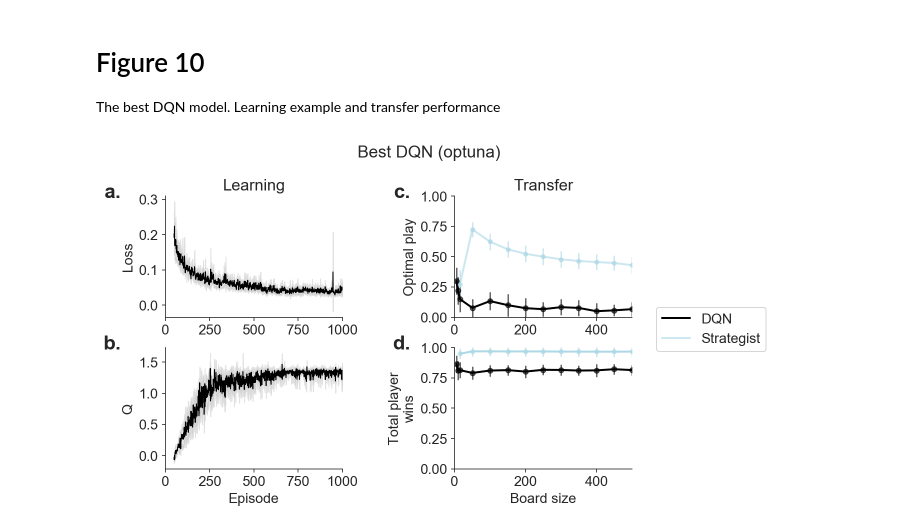
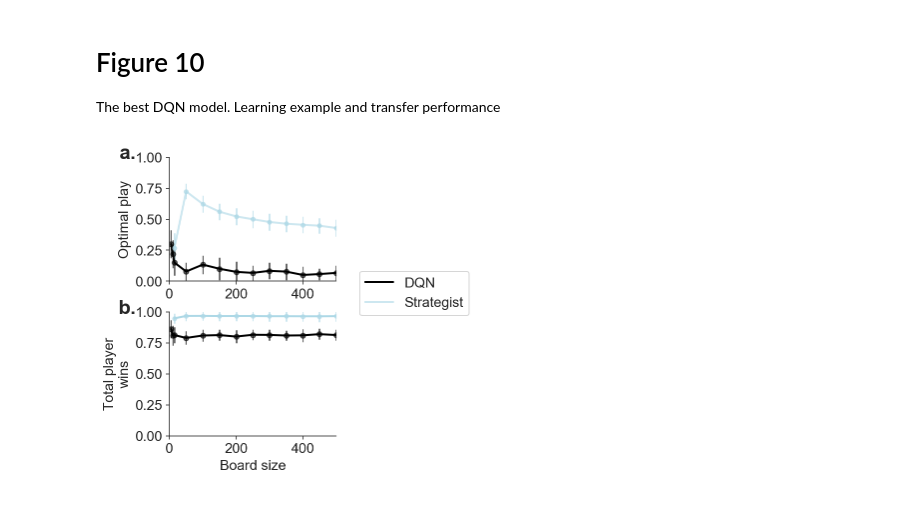
Before and after one commit to CoAxLab/azad, a Jupyter notebook: notebooks/figures.ipynb, the cells around one changed output. Saved outputs shown, nothing was run; the diff lists cells and outputs as text; code cells hidden in the pictures.

```diff
--- a/notebooks/figures.ipynb
+++ b/notebooks/figures.ipynb
@@ -1186,40 +1186,40 @@ plt.savefig("figure_9.png", dpi=500, bbox_inches='tight')
 
 The best DQN model. Learning example and transfer performance
 # %%
-fig, ax = plt.subplots(2, 2, figsize=(10, 5), sharex=False)
+fig, ax = plt.subplots(2, figsize=(6, 5), sharex=False)
 _ = sns.despine()
 
-# Set column titles
-fig.suptitle("Best DQN (optuna)", x=0.5, y=1.05)
-_ = ax[0,0].set_title("Learning")
-_ = ax[0,1].set_title("Transfer")
+# # Set column titles
+# fig.suptitle("Best DQN (optuna)", x=0.5, y=1.05)
+# _ = ax[0,0].set_title("Learning")
+# _ = ax[0,1].set_title("Transfer")
 
-# -
-key = 'loss'
-episodes, avg, sem = score_summary(exp_73["DQN_optuna"], key=key)
-_ = ax[0, 0].plot(episodes, avg, linestyle="-", color='black', alpha=1.0, linewidth=1)
-_ = ax[0, 0].fill_between(episodes,
-                       avg + 2*sem,
-                       avg - 2*sem,
-                       color='black', alpha=0.1)
-_ = ax[0, 0].set_ylabel("Loss")
-_ = ax[0, 0].text(-0.25, 1.1, "a.", transform=ax[0, 0].transAxes,
-      fontsize=20, fontweight='bold', va='top', ha='right')
-_ = ax[0, 0].set_xlim(0, 1000)
+# # -
+# key = 'loss'
+# episodes, avg, sem = score_summary(exp_73["DQN_optuna"], key=key)
+# _ = ax[0, 0].plot(episodes, avg, linestyle="-", color='black', alpha=1.0, linewidth=1)
+# _ = ax[0, 0].fill_between(episodes,
+#                        avg + 2*sem,
+#                        avg - 2*sem,
+#                        color='black', alpha=0.1)
+# _ = ax[0, 0].set_ylabel("Loss")
+# _ = ax[0, 0].text(-0.25, 1.1, "a.", transform=ax[0, 0].transAxes,
+#       fontsize=20, fontweight='bold', va='top', ha='right')
+# _ = ax[0, 0].set_xlim(0, 1000)
 
-# -
-key = 'Q'
-episodes, avg, sem = score_summary(exp_73["DQN_optuna"], key=key)
-_ = ax[1, 0].plot(episodes, avg, linestyle="-", color='black', alpha=1.0, linewidth=1)
-_ = ax[1, 0].fill_between(episodes,
-                       avg + 2*sem,
-                       avg - 2*sem,
-                       color='black', alpha=0.1)
-_ = ax[1, 0].set_xlabel("Episode")
-_ = ax[1, 0].set_ylabel("Q")
-_ = ax[1, 0].text(-0.25, 1.1, "b.", transform=ax[1, 0].transAxes,
-      fontsize=20, fontweight='bold', va='top', ha='right')
-_ = ax[1, 0].set_xlim(0, 1000)
+# # -
+# key = 'Q'
+# episodes, avg, sem = score_summary(exp_73["DQN_optuna"], key=key)
+# _ = ax[1, 0].plot(episodes, avg, linestyle="-", color='black', alpha=1.0, linewidth=1)
+# _ = ax[1, 0].fill_between(episodes,
+#                        avg + 2*sem,
+#                        avg - 2*sem,
+#                        color='black', alpha=0.1)
+# _ = ax[1, 0].set_xlabel("Episode")
+# _ = ax[1, 0].set_ylabel("Q")
+# _ = ax[1, 0].text(-0.25, 1.1, "b.", transform=ax[1, 0].transAxes,
+#       fontsize=20, fontweight='bold', va='top', ha='right')
+# _ = ax[1, 0].set_xlim(0, 1000)
 
 # -
 key = 'score'
@@ -1232,13 +1232,13 @@ for i, (model, size) in enumerate(zip(eval_73_env, eval_73_envs_sizes)):
     i = np.argmax(avg)
     ys.append(avg[i])
     # Plot
-    _ = ax[0, 1].errorbar(x=size, y=avg[i], yerr=2*sem[i],
+    _ = ax[0].errorbar(x=size, y=avg[i], yerr=2*sem[i],
                           fmt='o', color='black', alpha=0.6, markersize=5)
-_ = ax[0, 1].plot(eval_73_envs_sizes, ys,
+_ = ax[0].plot(eval_73_envs_sizes, ys,
                   linestyle="-", linewidth=2, color='black', label="DQN")
-_ = ax[0, 1].set_xlim(0, 500)
-_ = ax[0, 1].set_ylim(0, 1)
-_ = ax[0, 1].set_ylabel("Optimal play")
+_ = ax[0].set_xlim(0, 500)
+_ = ax[0].set_ylim(0, 1)
+_ = ax[0].set_ylabel("Optimal play")
 
 # Strategist
 g, m, s = [], [], []
@@ -1246,50 +1246,49 @@ for i, (game, v) in enumerate(exp_24_a.items()):
     g.append(game[1])
     m.append(np.mean(v["strategist_score"]))
     s.append(2*st.sem(v["strategist_score"]))
-_ = ax[0, 1].errorbar(x=g, y=m, yerr=s, fmt='o', color='lightblue', alpha=0.6, markersize=4)
-_ = ax[0, 1].plot(g, m, '-', color='lightblue', linewidth=2, alpha=0.6, label="Strategist")
-_ = ax[0, 1].legend(loc='center left', bbox_to_anchor=(1.1, -.1))
-_ = ax[0, 1].text(-0.25, 1.1, "c.", transform=ax[0, 1].transAxes,
+_ = ax[0].errorbar(x=g, y=m, yerr=s, fmt='o', color='lightblue', alpha=0.6, markersize=4)
+_ = ax[0].plot(g, m, '-', color='lightblue', linewidth=2, alpha=0.6, label="Strategist")
+_ = ax[0].legend(loc='center left', bbox_to_anchor=(1.1, -.1))
+_ = ax[0].text(-0.2, 1.1, "a.", transform=ax[0].transAxes,
       fontsize=20, fontweight='bold', va='top', ha='right')
 
 # -
 key = 'total_reward'
 num_episodes = 100
 ys = []
 for i, (model, size) in enumerate(zip(eval_73_env, eval_73_envs_sizes)):
     # Stats
     episodes, avg, sem = score_summary(eval_73_env[model], key=key)
     avg /= num_episodes
     sem /= num_episodes
     i = np.argmax(avg)
     ys.append(avg[i])
 
     # Plot
-    _ = ax[1, 1].errorbar(x=size, y=avg[i], yerr=2*sem[i],
+    _ = ax[1].errorbar(x=size, y=avg[i], yerr=2*sem[i],
                           fmt='o', color='black', alpha=0.6, markersize=5)
-_ = ax[1, 1].plot(eval_73_envs_sizes, ys, linestyle="-",
+_ = ax[1].plot(eval_73_envs_sizes, ys, linestyle="-",
                       linewidth=2, color='black', label="Random")
-# _ = ax[1, 1].set_xlim(0, 500)
-_ = ax[1, 1].set_ylim(0, 1)
-_ = ax[1, 1].set_ylabel("Total player\nwins")
-_ = ax[1, 1].set_xlabel("Board size")
-_ = ax[1, 1].text(-0.25, 1.1, "d.", transform=ax[1, 1].transAxes,
+_ = ax[1].set_ylim(0, 1)
+_ = ax[1].set_ylabel("Total player\nwins")
+_ = ax[1].set_xlabel("Board size")
+_ = ax[1].text(-0.2, 1.1, "b.", transform=ax[1].transAxes,
       fontsize=20, fontweight='bold', va='top', ha='right')
 
 # Strategist
 g, m, s = [], [], []
 for i, (game, v) in enumerate(exp_24_b.items()):
     g.append(game[1])
     m.append(np.mean(v["wins"])/n_eval)
     s.append(2*st.sem(v["wins"])/n_eval)
-_ = ax[1, 1].errorbar(x=g, y=m, yerr=s, fmt='o', color='lightblue', alpha=0.6, markersize=4)
-_ = ax[1, 1].plot(g, m, linestyle="-", linewidth=2, color='lightblue', label="Strategist")
-_ = ax[1, 1].set_xlim(0, 500)
+_ = ax[1].errorbar(x=g, y=m, yerr=s, fmt='o', color='lightblue', alpha=0.6, markersize=4)
+_ = ax[1].plot(g, m, linestyle="-", linewidth=2, color='lightblue', label="Strategist")
+_ = ax[1].set_xlim(0, 500)
 
 # -
 _ = fig.tight_layout()
 _ = fig.subplots_adjust(hspace=.25)
 
 plt.savefig("figure_10.png", dpi=500, bbox_inches='tight')
 # %% [output]
-[figure, old version]
+[figure, new version]
```
Also changed, not shown: 1 other file.
